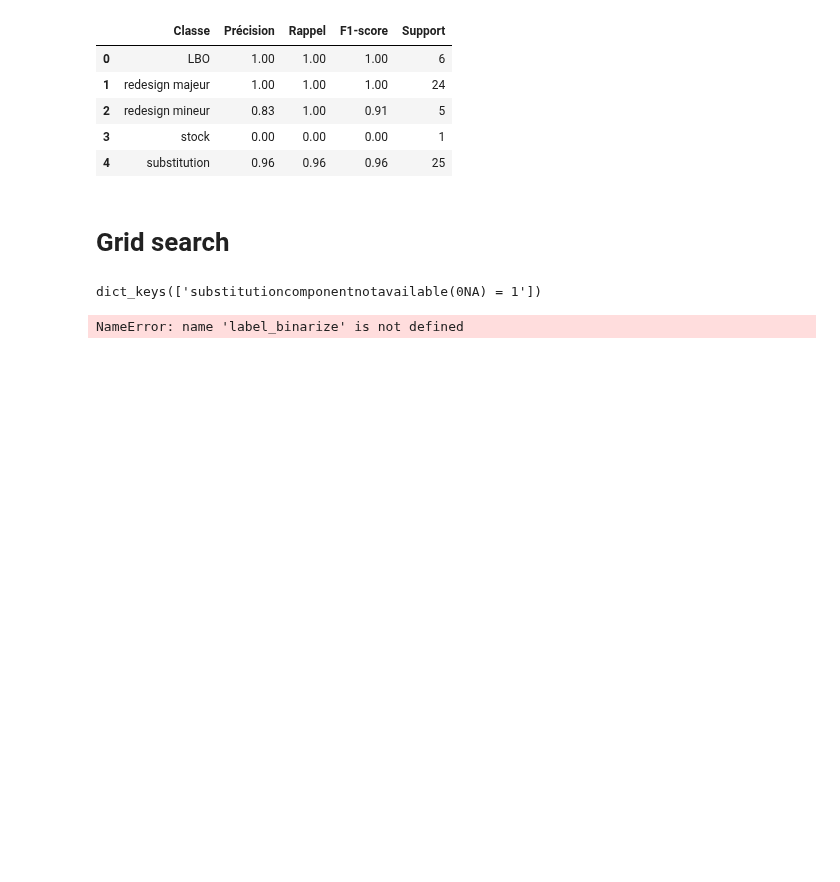
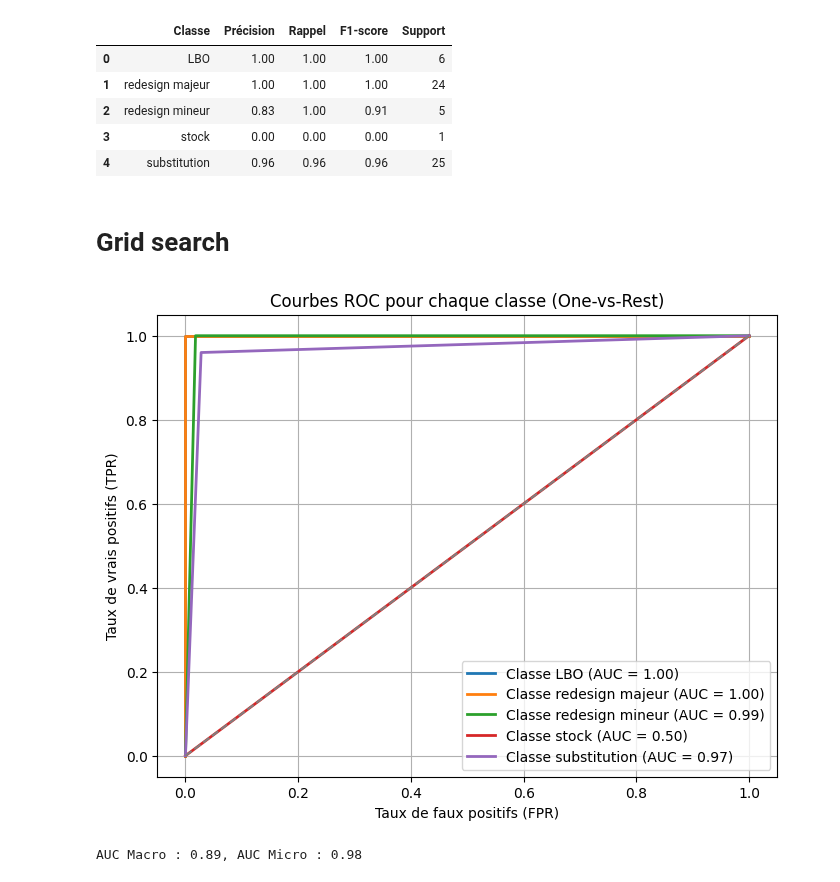
Before and after one commit to coupsim/PSYN_SNCF, a Jupyter notebook: Random_Forest_scratch.ipynb, the cells around one changed output. Cells and saved outputs as stored; diff of their text form; code cells hidden in the pictures; blank space fills up the shorter version.

```diff
--- a/Random_Forest_scratch.ipynb
+++ b/Random_Forest_scratch.ipynb
@@ -794,7 +785,3 @@ def predict_proba_random_forest(trees, X):
     final_probas /= len(trees)  # Normalisation
 
     return final_probas, all_classes  # Retourne aussi l'ordre des classes
-# %%
-forest[0].keys()
-# %% [output]
-dict_keys(['substitutioncomponentnotavailable(0NA) = 1'])
@@ -803,33 +822,33 @@ dict_keys(['substitutioncomponentnotavailable(0NA) = 1'])
 classes = np.unique(df_test.label)
 n_classes = len(classes)
 
 # Binariser les labels (nécessaire pour calculer la courbe ROC)
-y_test_binarized = label_binarize(y_test, classes=classes)
+y_test_binarized = label_binarize(df_test.label, classes=classes)
 
 # Prédictions des probabilités pour toutes les classes
 y_pred_proba = model.predict_proba(X_test)
-
 # Tracer les courbes ROC pour chaque classe
 plt.figure(figsize=(8, 6))
 
 for i in range(n_classes):
     fpr, tpr, _ = roc_curve(y_test_binarized[:, i], y_pred_proba[:, i])
     auc_score = roc_auc_score(y_test_binarized[:, i], y_pred_proba[:, i])
     plt.plot(fpr, tpr, lw=2, label=f'Classe {classes[i]} (AUC = {auc_score:.2f})')
 
 # Ajouter la ligne de référence (aléatoire)
 plt.plot([0, 1], [0, 1], color='gray', linestyle='--')
 
 # Mise en forme du graphe
 plt.xlabel("Taux de faux positifs (FPR)")
 plt.ylabel("Taux de vrais positifs (TPR)")
 plt.title("Courbes ROC pour chaque classe (One-vs-Rest)")
 plt.legend(loc="lower right")
 plt.grid()
 plt.show()
 
 auc_macro = roc_auc_score(y_test_binarized, y_pred_proba, average="macro")
 auc_micro = roc_auc_score(y_test_binarized, y_pred_proba, average="micro")
 print(f"AUC Macro : {auc_macro:.2f}, AUC Micro : {auc_micro:.2f}")
 # %% [output]
+[figure, added]
-NameError: name 'label_binarize' is not defined
+AUC Macro : 0.89, AUC Micro : 0.98
```
Also changed, not shown: parts of 3 cells of this notebook, 1 other file.
